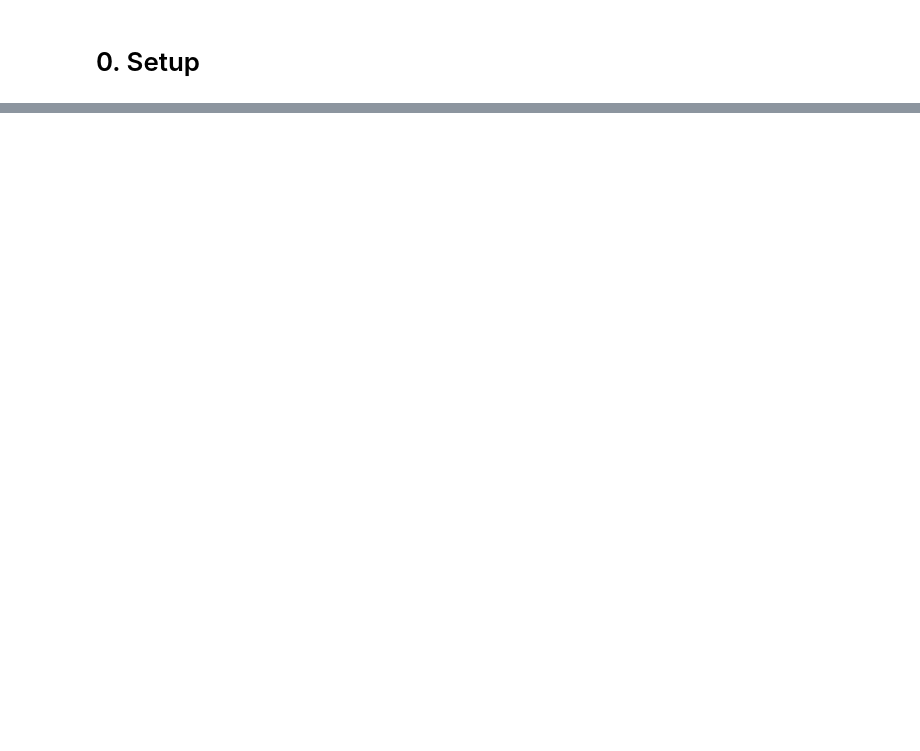
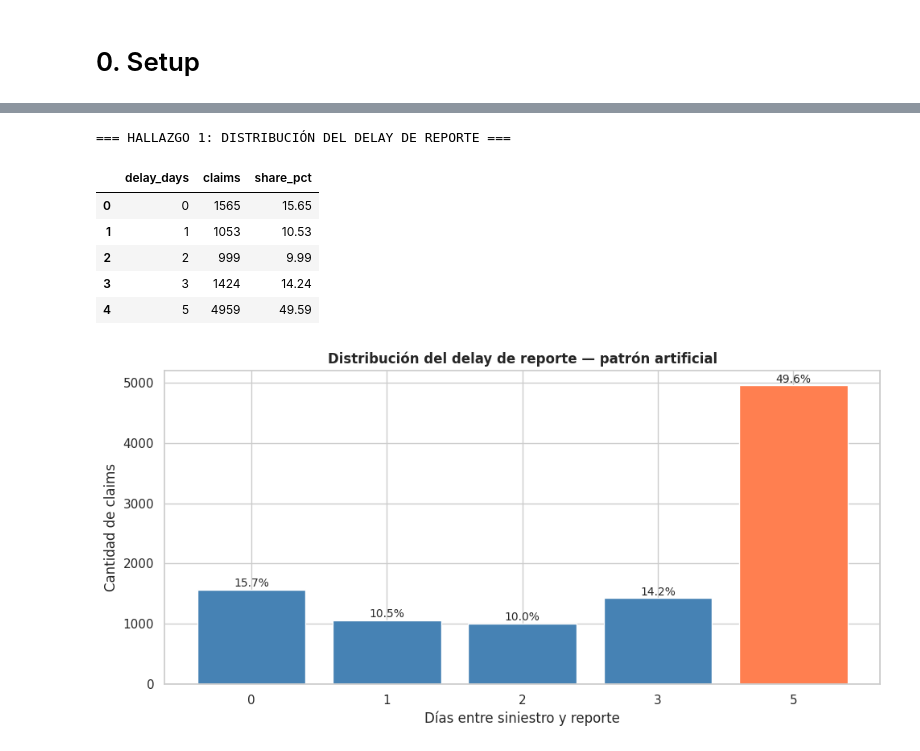
Before and after one commit to SantyPereyra01/Challenge-TEKNE, a Jupyter notebook: 02_analytics_negocio.ipynb, the cells around one changed output, grey strips where cells are left out. Drawn from its saved outputs; the diff is of its cells as text; code cells hidden in the pictures; blank space fills up the shorter version.

```diff
--- a/02_analytics_negocio.ipynb
+++ b/02_analytics_negocio.ipynb
@@ -729,0 +425,41 @@ Las variables más relevantes para predecir si un claim será denegado son:
+# %%
+# =========================
+# HALLAZGO 1: Distribución no natural del delay de reporte
+# =========================
+# La distribución de report_delay_days muestra un patrón muy poco natural:
+# - aparecen delays de 0, 1, 2, 3 y 5 días
+# - prácticamente NO aparecen casos de 4 días
+# - ~50% de los registros cae exactamente en 5 días
+
+delay_dist = (
+    claims["report_delay_days"]
+    .value_counts(dropna=False)
+    .sort_index()
+    .rename_axis("delay_days")
+    .reset_index(name="claims")
+)
+delay_dist["share_pct"] = (delay_dist["claims"] / delay_dist["claims"].sum() * 100).round(2)
+
+print("=== HALLAZGO 1: DISTRIBUCIÓN DEL DELAY DE REPORTE ===")
+display(delay_dist)
+
+plt.figure(figsize=(10, 5))
+colors = ["coral" if d == 5 else "steelblue" for d in delay_dist["delay_days"]]
+plt.bar(delay_dist["delay_days"].astype(str), delay_dist["claims"], color=colors, edgecolor="white")
+plt.xlabel("Días entre siniestro y reporte")
+plt.ylabel("Cantidad de claims")
+plt.title("Distribución del delay de reporte — patrón artificial", fontweight="bold")
+for _, row in delay_dist.iterrows():
+    plt.text(str(int(row["delay_days"])), row["claims"] + 50, f'{row["share_pct"]:.1f}%', ha="center", fontsize=10)
+plt.tight_layout()
+plt.savefig("hallazgo1_delay_pattern.png", dpi=150, bbox_inches="tight")
+plt.show()
+# %% [output]
+=== HALLAZGO 1: DISTRIBUCIÓN DEL DELAY DE REPORTE ===
+|  | delay_days | claims | share_pct |
+| 0 | 0 | 1565 | 15.65 |
+| 1 | 1 | 1053 | 10.53 |
+| 2 | 2 | 999 | 9.99 |
+| 3 | 3 | 1424 | 14.24 |
+| 4 | 5 | 4959 | 49.59 |
+[figure, added]
```
Also changed, not shown: parts of 66 cells of this notebook, 13 other files.
